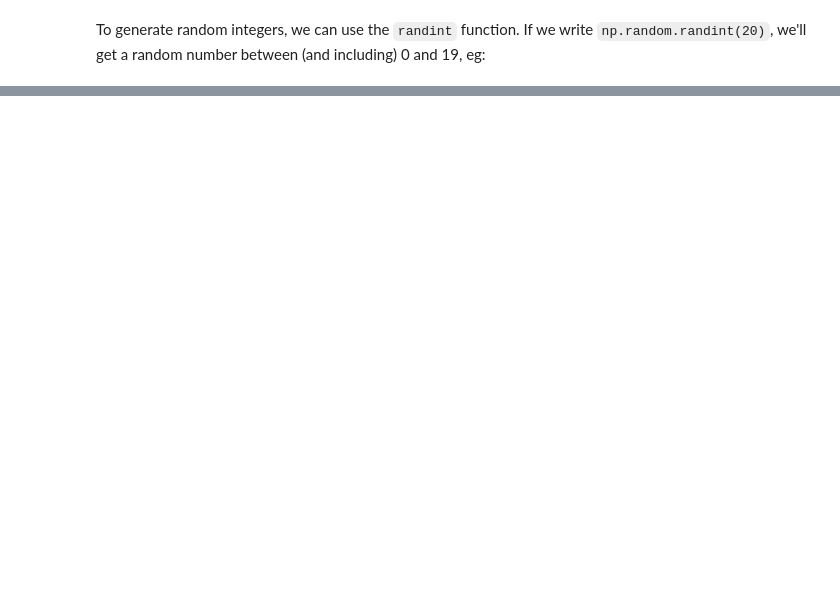
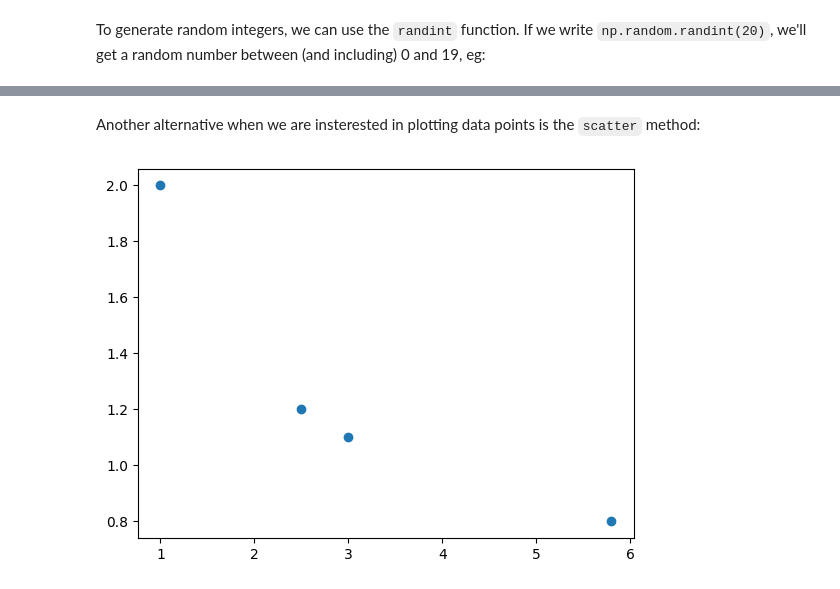
Before and after one commit to cwrightlibrary/learning_linear_algebra, a Jupyter notebook: main.ipynb, the cells around one changed output, grey strips where cells are left out. Cells and saved outputs as stored; diff of their text form; code cells hidden in the pictures; blank space fills up the shorter version.

```diff
--- a/main.ipynb
+++ b/main.ipynb
@@ -121,0 +202,7 @@ Random integer between 0 and 19
+# %% [markdown]
+Another alternative when we are insterested in plotting data points is the `scatter` method:
+# %%
+fig, ax = plt.subplots()
+ax.scatter(x, y);
+# %% [output]
+[figure, added]
```
Also changed, not shown: parts of 36 cells of this notebook.
